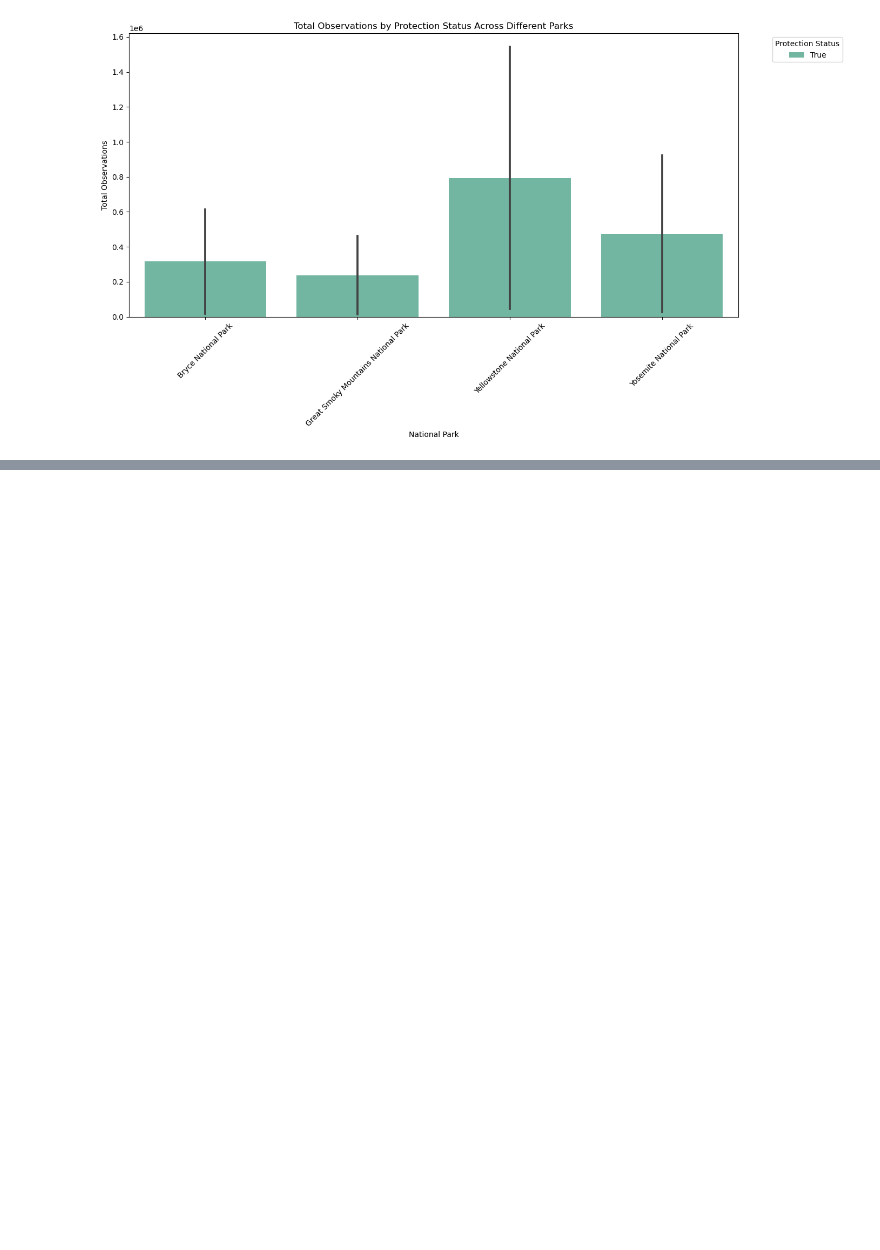
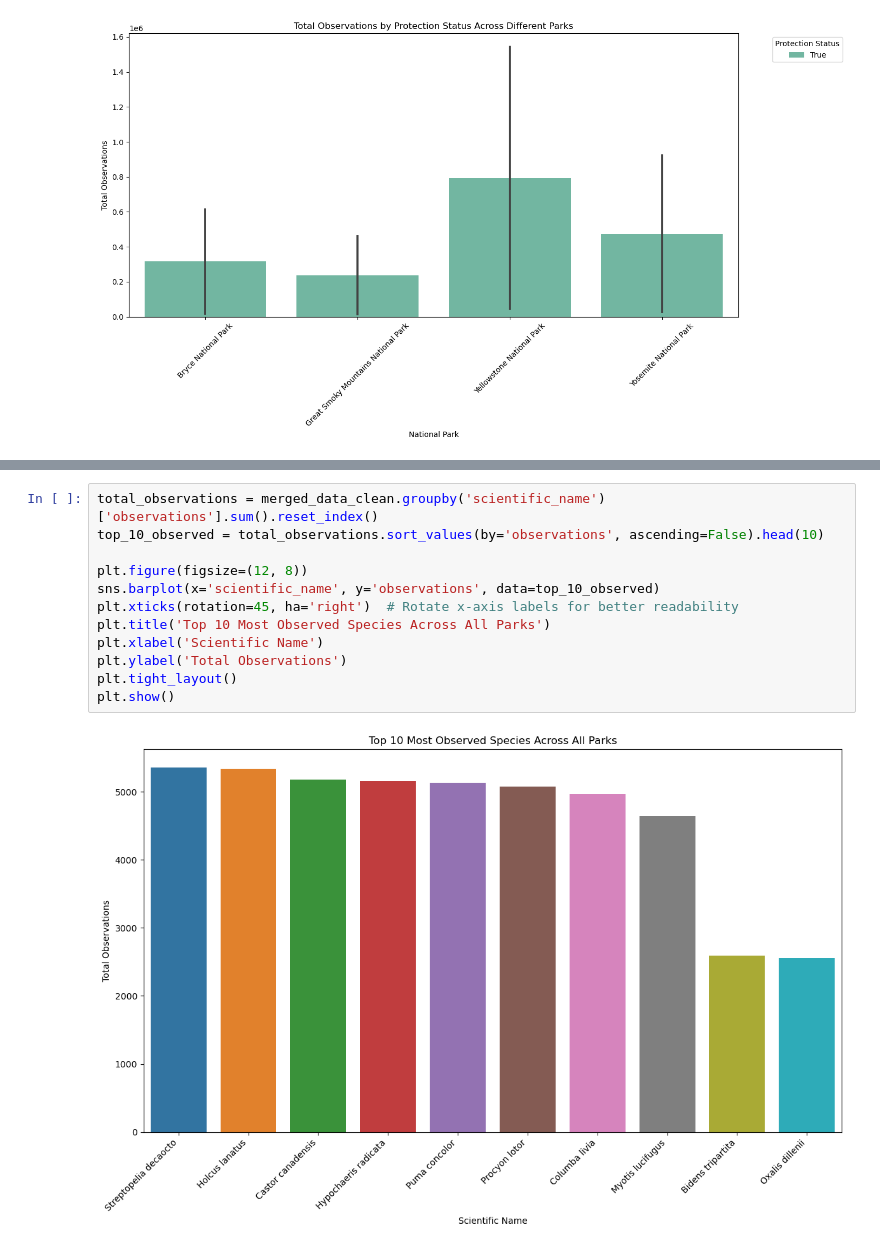
Before and after one commit to baseivan/biodiversity_starter, a Jupyter notebook: biodiversity.ipynb, the cells around one changed output, grey strips where cells are left out. Drawn from its saved outputs; the diff is of its cells as text; blank space fills up the shorter version.

```diff
--- a/biodiversity.ipynb
+++ b/biodiversity.ipynb
@@ -173,0 +187,14 @@ plt.show()
+# %%
+total_observations = merged_data_clean.groupby('scientific_name')['observations'].sum().reset_index()
+top_10_observed = total_observations.sort_values(by='observations', ascending=False).head(10)
+
+plt.figure(figsize=(12, 8))
+sns.barplot(x='scientific_name', y='observations', data=top_10_observed)
+plt.xticks(rotation=45, ha='right')  # Rotate x-axis labels for better readability
+plt.title('Top 10 Most Observed Species Across All Parks')
+plt.xlabel('Scientific Name')
+plt.ylabel('Total Observations')
+plt.tight_layout()
+plt.show()
+# %% [output]
+[figure, added]
```
Also changed, not shown: parts of 1 cell of this notebook.
